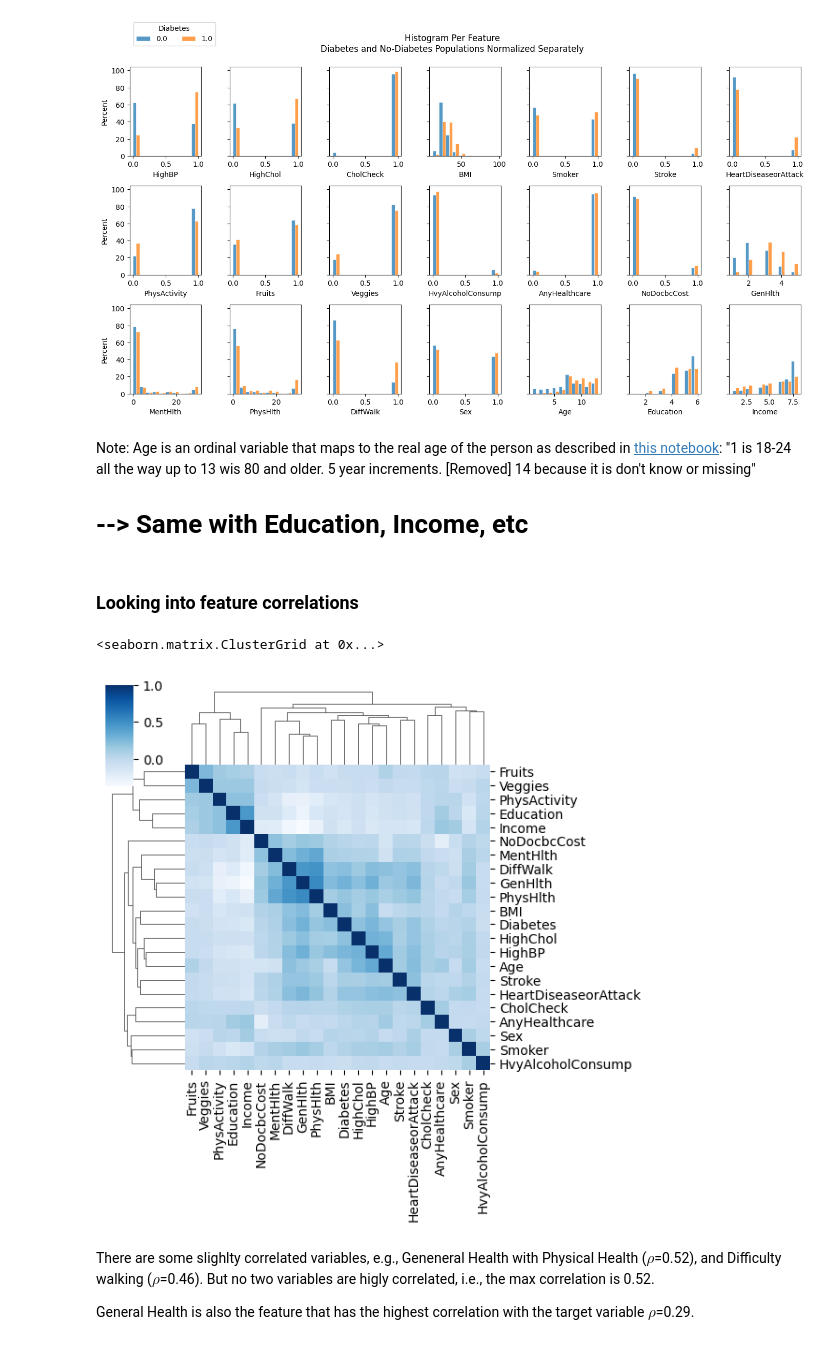
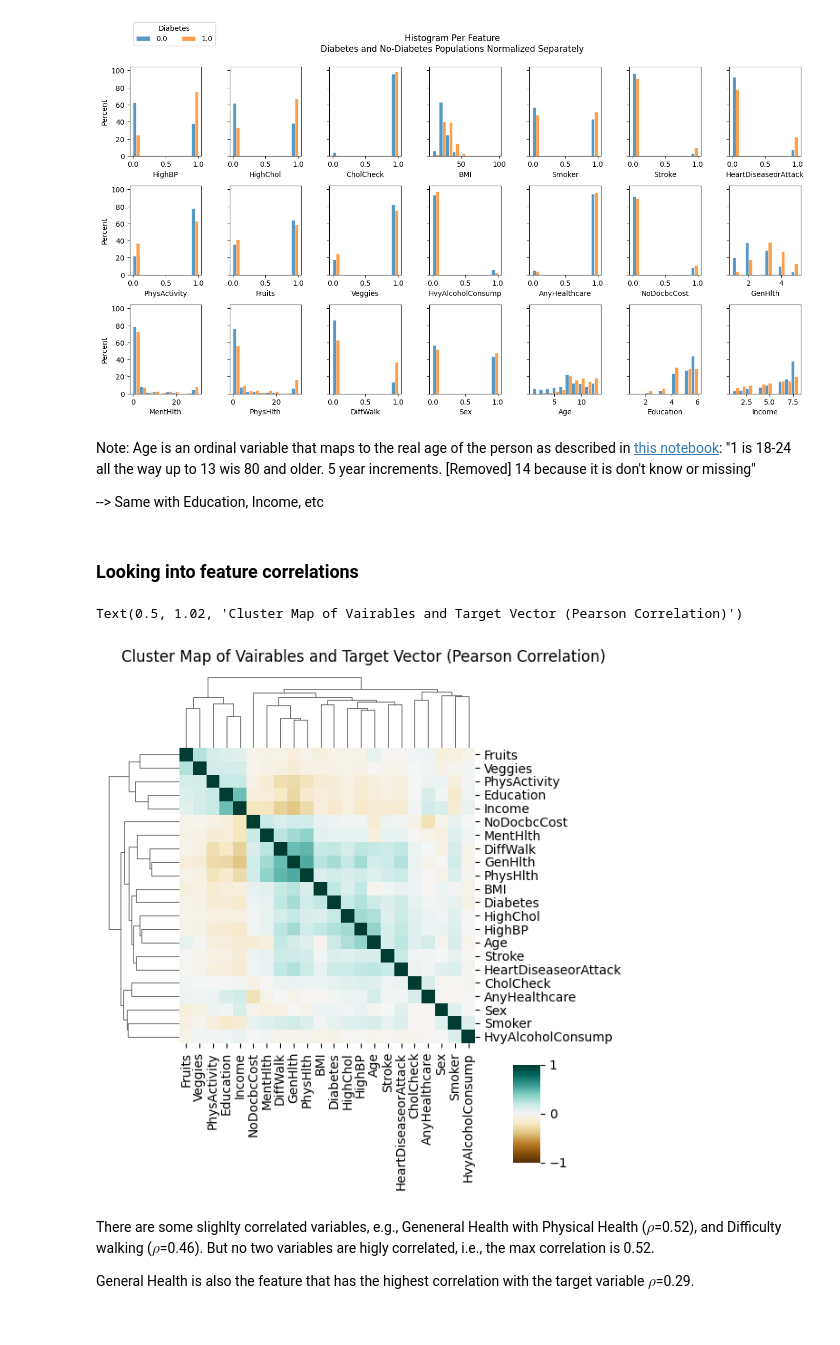
Before and after one commit to edjuaro/DiabetesMLPredictor, a Jupyter notebook: pipeline_draft.ipynb, the cells around one changed output. Cells and saved outputs as stored; diff of their text form; code cells hidden in the pictures.

Commit message:
Small text modifications

```diff
--- a/pipeline_draft.ipynb
+++ b/pipeline_draft.ipynb
@@ -125,17 +125,17 @@ plot_histograms(to_plot=to_plot)
 # %% [markdown]
 Note: Age is an ordinal variable that maps to the real age of the person as described in [this notebook](https://www.kaggle.com/code/alexteboul/diabetes-health-indicators-dataset-notebook): "1 is 18-24 all the way up to 13 wis 80 and older. 5 year increments. [Removed] 14 because it is don't know or missing"
 
-# --> Same with Education, Income, etc
+ --> Same with Education, Income, etc
 # %% [markdown]
 ### Looking into feature correlations
 # %%
 # to_plot.corr()
 # %%
-# sns.heatmap(data=to_plot.corr(),cmap='Blues')
-sns.clustermap(data=to_plot.corr(),cmap='Blues',figsize=(6,6))
+clustermap = sns.clustermap(data=to_plot.corr(),cmap='BrBG', vmin=-1, vmax=1,figsize=(6,6),cbar_pos=(0.775, 0.075, 0.05, 0.18))
+clustermap.fig.suptitle('Cluster Map of Vairables and Target Vector (Pearson Correlation)',y=1.02)
 # %% [output]
-<seaborn.matrix.ClusterGrid at 0x...>
+Text(0.5, 1.02, 'Cluster Map of Vairables and Target Vector (Pearson Correlation)')
-[figure, old version]
+[figure, new version]
 # %% [markdown]
 There are some slighlty correlated variables, e.g., Geneneral Health with Physical Health ($\rho$=0.52), and Difficulty walking ($\rho$=0.46). But no two variables are higly correlated, i.e., the max correlation is 0.52.
 
```
Also changed, not shown: parts of 1 cell of this notebook.
